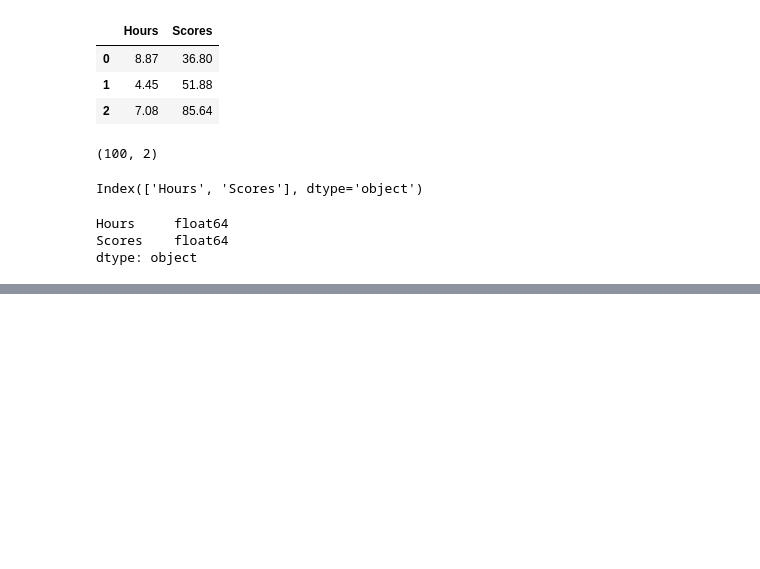
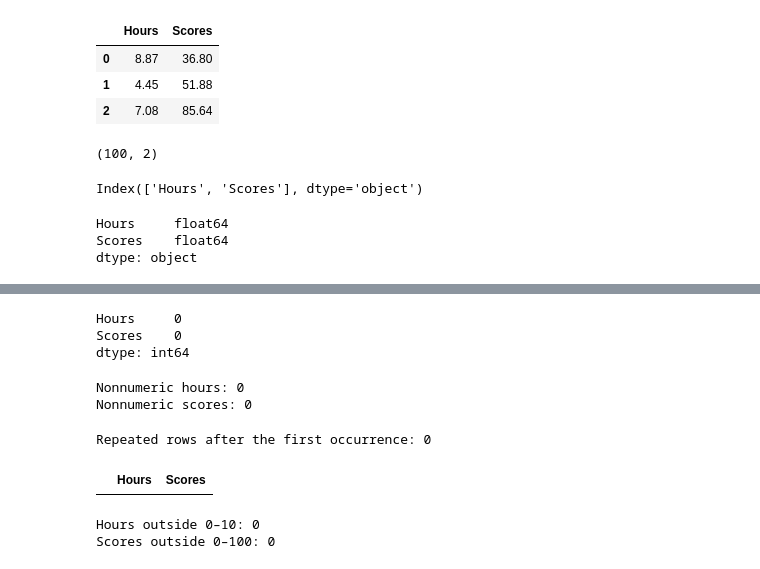
Before and after one commit to pikiriki/study-hours-exam-score, a Jupyter notebook: study_hours_exam_score.ipynb, the cells around one changed output, grey strips where cells are left out. Drawn from its saved outputs; the diff is of its cells as text; code cells hidden in the pictures; blank space fills up the shorter version.

```diff
--- a/study_hours_exam_score.ipynb
+++ b/study_hours_exam_score.ipynb
@@ -66,0 +74,6 @@ dtype: object
+# %%
+print(data.isna().sum())
+# %% [output]
+Hours     0
+Scores    0
+dtype: int64
@@ -66,0 +83,26 @@ dtype: object
+# %%
+bad_hours = data["Hours"].notna() & hours_check.isna()
+bad_scores = data["Scores"].notna() & scores_check.isna()
+
+print("Nonnumeric hours:", bad_hours.sum())
+print("Nonnumeric scores:", bad_scores.sum())
+# %% [output]
+Nonnumeric hours: 0
+Nonnumeric scores: 0
+# %%
+print("Repeated rows after the first occurrence:", data.duplicated().sum())
+# %% [output]
+Repeated rows after the first occurrence: 0
+# %%
+data[data.duplicated(keep=False)]
+# %% [output]
+|  | Hours | Scores |
+# %%
+outside_hours = (hours_check < 0) | (hours_check > 10)
+outside_scores = (scores_check < 0) | (scores_check > 100)
+
+print("Hours outside 0–10:", outside_hours.sum())
+print("Scores outside 0–100:", outside_scores.sum())
+# %% [output]
+Hours outside 0–10: 0
+Scores outside 0–100: 0
```
Also changed, not shown: parts of 7 cells of this notebook.
